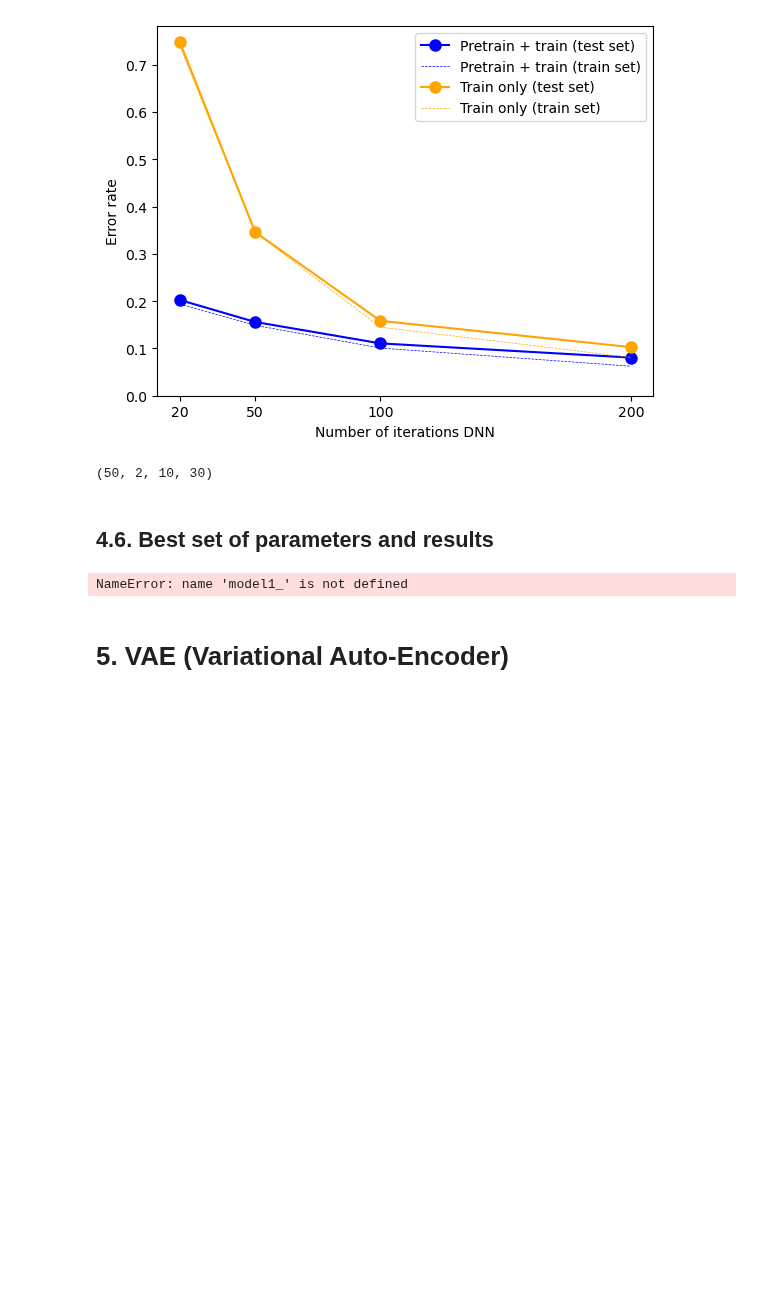
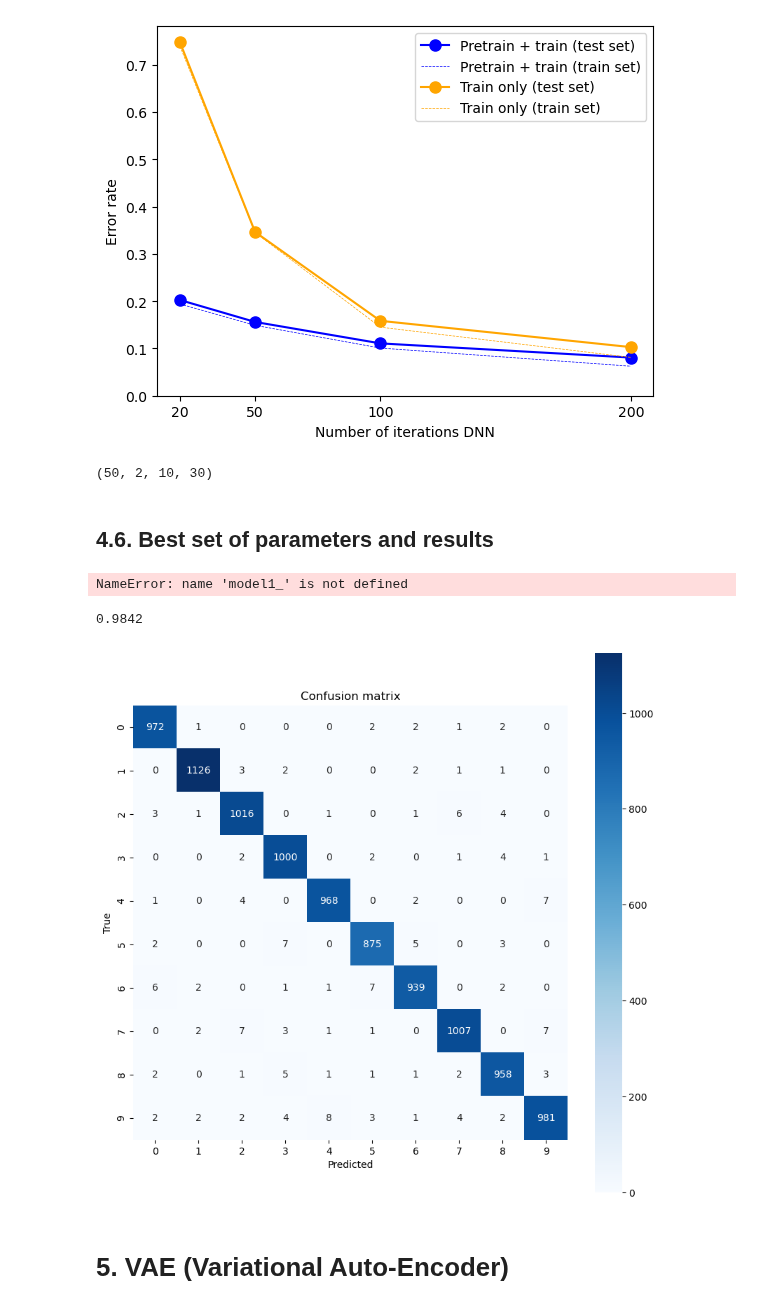
Before and after one commit to AlexiaALLAL/dl2_project, a Jupyter notebook: dl_2_project.ipynb, the cells around one changed output. Cells and saved outputs as stored; diff of their text form; code cells hidden in the pictures; blank space fills up the shorter version.

Commit message:
confusion matrix

```diff
--- a/dl_2_project.ipynb
+++ b/dl_2_project.ipynb
@@ -32,8 +35,8 @@ Choose light or full version to run the notebook:
 - Light will use small values of parameters for MNIST (number of neurons, number of iterations, ...)
 - Full will use the values used in the report of this project
 # %%
-# notebook_version='light' # 'light' or 'full'
-notebook_version='full' # 'light' or 'full'
+notebook_version='light' # 'light' or 'full'
+# notebook_version='full' # 'light' or 'full'
 # %% [markdown]
 ## 1.1. Data
 
@@ -231,6 +234,17 @@ def plot_preds(X, y_true, y_pred, save=False):
 
     plt.show()
 
+def plot_confusion_matrix (X, y_true, y_pred, save=False):
+    cm = confusion_matrix(np.argmax(y_true, axis=1), np.argmax(y_pred, axis=1))
+    plt.figure(figsize=(10, 10))
+    sns.heatmap(cm, annot=True, fmt="d", square=True, cmap="Blues")
+    plt.xlabel("Predicted")
+    plt.ylabel("True")
+    plt.title("Confusion matrix")
+    if save:
+        plt.savefig(f"{savepath + save}.png")
+    plt.show()
+
 def plot_DNN(x_axis, acc_1, acc_2=None, acc_1_train=None, acc_2_train=None, x_label='', top=None, save=False):
     """
     Plot DNN results (for a set of values for a given parameter to be tested)
@@ -1524,6 +1540,20 @@ print(test_score)
 plot_preds(X_, y_, y_pred, save=False)
 # %% [output]
 NameError: name 'model1_' is not defined
+# %%
+savepath_b = 'save/'
+with open(savepath_b + 'best_model_pretrain.pickle', 'rb') as f:
+    model = pickle.load(f)
+
+X_ = X_test
+y_ = y_test
+y_pred, _ = model.test(X_, y_)
+test_score = accuracy_score(np.argmax(y_, axis=1), np.argmax(y_pred, axis=1))
+print(test_score)
+plot_confusion_matrix(X_, y_, y_pred, save=False)
+# %% [output]
+0.9842
+[figure, added]
 # %% [markdown]
 # 5. VAE (Variational Auto-Encoder)
 # %%
```
Also changed, not shown: parts of 2 cells of this notebook, 1 other file.
